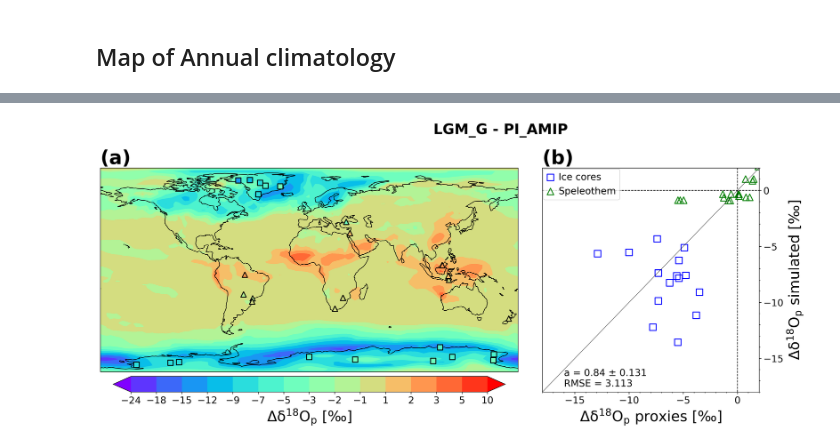
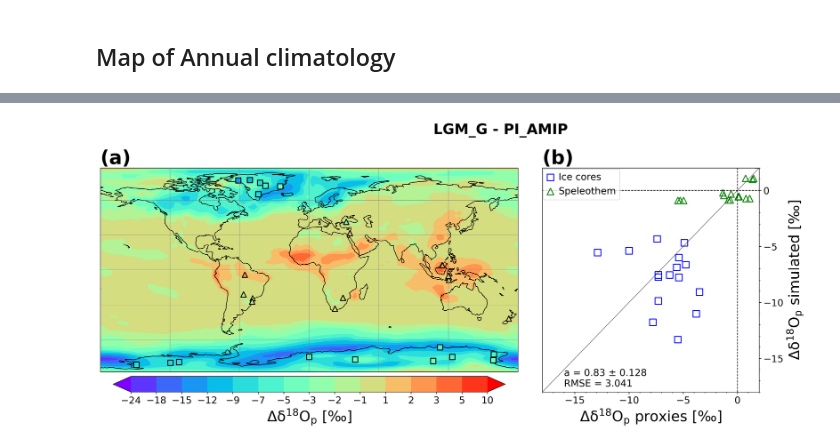
Before and after one commit to kanonundgigue/kino2024grl, a Jupyter notebook: global_model-data_comparison_LGM_G.ipynb, the cells around one changed output, grey strips where cells are left out. Saved outputs shown, nothing was run; the diff lists cells and outputs as text; code cells hidden in the pictures.

```diff
--- a/global_model-data_comparison_LGM_G.ipynb
+++ b/global_model-data_comparison_LGM_G.ipynb
@@ -69,7 +70,7 @@ plt.rcParams['figure.dpi'] = 300
 plt.rcParams.update({'font.family': 'sans-serif', 'text.usetex': False})
 # %%
 # Read axes of t42
-filename = "clm/u"
+filename = f"model_outputs/{expname}/clm/u"
 xname = gtopen(filename).vars["U"].header["AITM1"]
 yname = gtopen(filename).vars["U"].header["AITM2"]
 zname = gtopen(filename).vars["U"].header["AITM3"]
@@ -94,7 +95,7 @@ prcp_d18Oa_unit = "[\u2030]"
 # %% [markdown]
 ## Map of Annual climatology
 # %%
-inputdir="clm/ann"
+inputdir=f"model_outputs/{expname}/clm/ann"
 T2_input_annual_clm = inputdir+"/T2"
 prcp_d18O_input_annual_clm = inputdir+"/prcp_d18O"
 if os.path.exists(inputdir) == False:
@@ -224,6 +258,11 @@ ax1.scatter(data_ice["longitude"], data_ice["latitude"], c=data_ice["d18O"],
 ax1.scatter(data_speleo["longitude"], data_speleo["latitude"], c=data_speleo["d18O"],
             s=80, cmap=cmap, marker="^", edgecolors="k",
             linewidth=1.5, norm=norm, zorder=3, transform=ccrs.PlateCarree())
+# ax1.contour(dlon,dlat , grlndf_LGM, levels=[0.5],
+#                        colors=["black"], linewidths=1.5, alpha=1, transform=ccrs.PlateCarree(),zorder=100)
+ax1.gridlines(crs=ccrs.PlateCarree(),
+                  draw_labels=False,
+                  linewidth=0.5, linestyle='-', color='gray', alpha=1, zorder=200)
 # Colorbar
 cbar=plt.colorbar(cs,orientation='horizontal',ticks=levels,pad=0.02, fraction=0.07, aspect=25)
 cbar.ax.tick_params(labelsize=16)
@@ -239,31 +278,31 @@ plt.plot([-70,10],[-70,10],"k",linewidth=0.5)
 l2 = plt.scatter(data_ice["d18O"],data_ice["md18O"], s=120, facecolors="none", edgecolors="b", marker="s", linewidth=1.5)
 l3 = plt.scatter(data_speleo["d18O"],data_speleo["md18O"], s=120, facecolors="none", edgecolors="green", marker="^", linewidth=1.5)
 
 plt.xlabel(f"{prcp_d18Oa_label_s} proxies {prcp_d18Oa_unit}", fontsize=24)
 plt.ylabel(f"{prcp_d18Oa_label_s} simulated {prcp_d18Oa_unit}", fontsize=24)
 ax2.set_yticks(np.arange(-45,10,5))
 ax2.set_yticks(np.arange(-70,15,1), minor=True)
 ax2.set_xticks(np.arange(-35,10,5))
 ax2.set_xticks(np.arange(-45,15,1), minor=True)
 ax2.tick_params(labelsize=16)
 plt.xlim(-18,2)
 plt.ylim(-18,2)
 
 plt.legend([l2,l3], ["Ice cores","Speleothem"], loc="upper left",  ncol=1, fontsize=16, handletextpad=0.5, borderaxespad=0.1, borderpad=0.4, handlelength=0.7)
 
 # lines
 plt.axvline(x=0,ls="--",linewidth=1, color="k")
 plt.axhline(y=0,ls="--",linewidth=1, color="k")
 
 ax2.yaxis.tick_right()
 ax2.yaxis.set_label_position("right")
 
 # text
 plt.text(0.1, 0.025, text_d18Op_LGM, horizontalalignment="left", verticalalignment="baseline", fontsize=16, transform=ax2.transAxes)
 ax2.set_title("(b)", loc="left",fontsize=32,weight="demibold")
 
 plt.subplots_adjust(top=0.85,bottom=0.2,left=0.02,right=0.8,hspace=0.05,wspace=0.05)
 fig.show()
 #fig.savefig("global_model-data_comparison.png")
 # %% [output]
-[figure, old version]
+[figure, new version]
```
Also changed, not shown: parts of 5 cells of this notebook, 5 other files.
